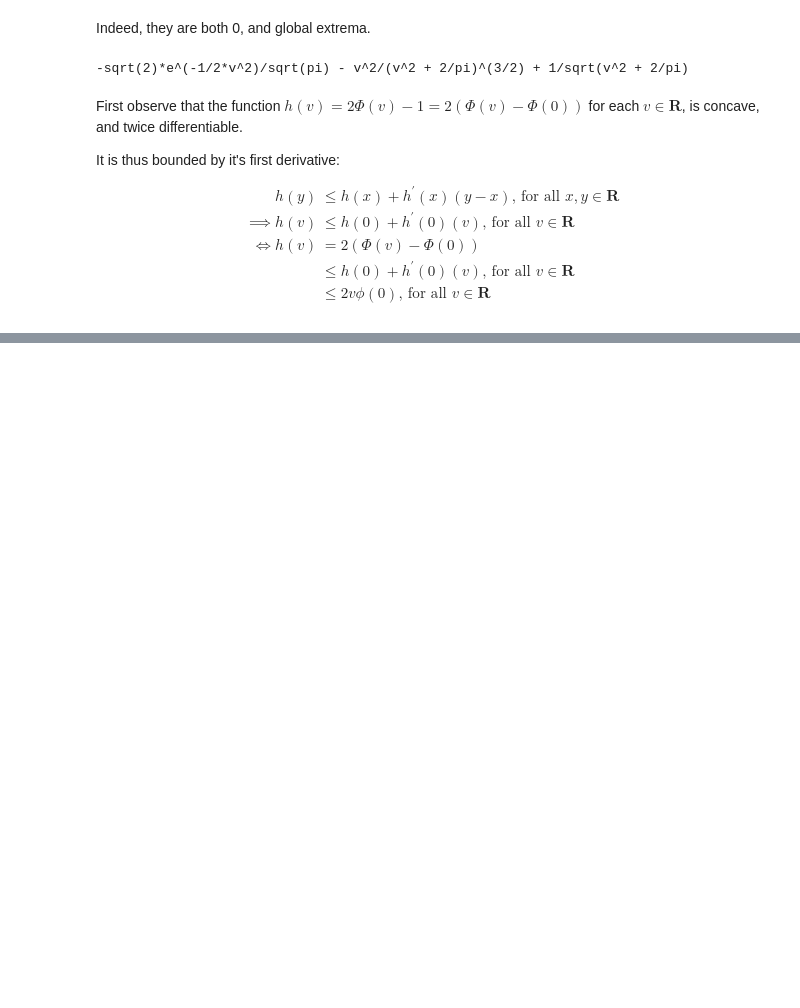
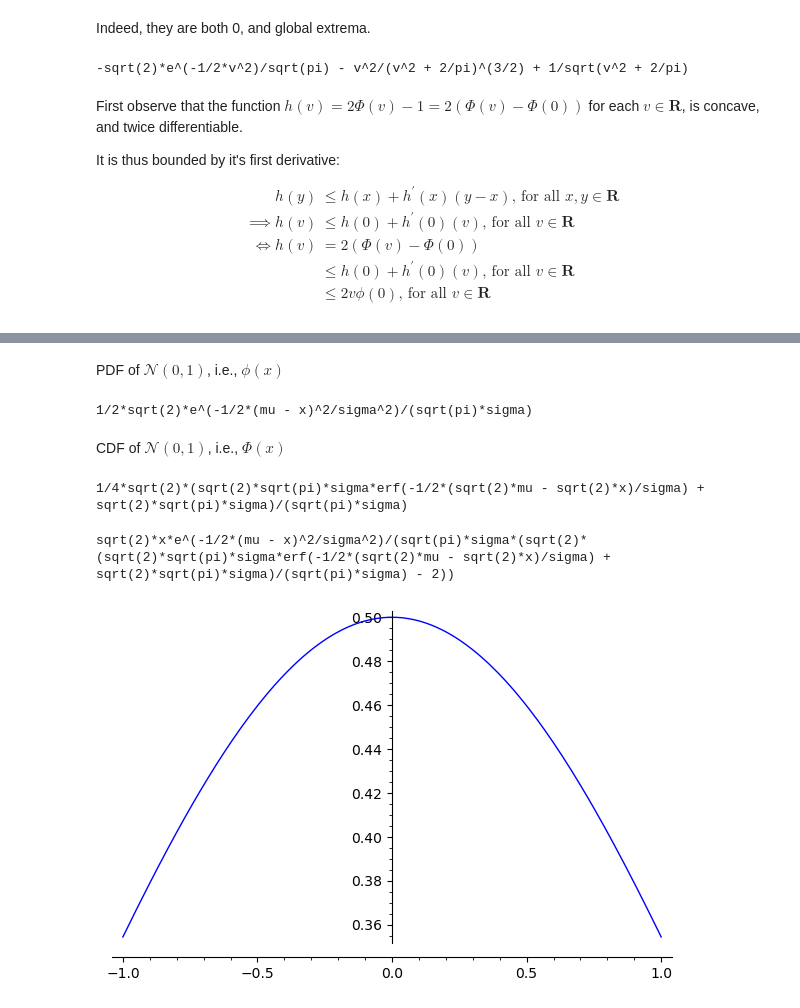
Before and after one commit to shamindras/ascifit, a Jupyter notebook: experiments/python/notebooks/sagemath-checks-01.ipynb, the cells around one changed output, grey strips where cells are left out. Cells and saved outputs as stored; diff of their text form; code cells hidden in the pictures; blank space fills up the shorter version.

```diff
--- a/experiments/python/notebooks/sagemath-checks-01.ipynb
+++ b/experiments/python/notebooks/sagemath-checks-01.ipynb
@@ -185,0 +304,27 @@ sqrt(2)*v/sqrt(pi)
+# %% [markdown]
+PDF of $\mathcal{N}(0, 1)$, i.e., $\phi(x)$
+# %%
+var('mu, sigma, x')
+assume(sigma>0)
+assume(mu, 'real')
+assume(x, 'real')
+phi(x) = 1/(sigma*sqrt(2*pi)) * exp(-(x-mu)^2/(2*sigma^2))
+show(phi(x))
+# %% [output]
+1/2*sqrt(2)*e^(-1/2*(mu - x)^2/sigma^2)/(sqrt(pi)*sigma)
+# %% [markdown]
+CDF of $\mathcal{N}(0, 1)$, i.e., $\Phi(x)$
+# %%
+Phi(x) = integrate(phi(t),t,-Infinity,x)
+show(Phi(x))
+# %% [output]
+1/4*sqrt(2)*(sqrt(2)*sqrt(pi)*sigma*erf(-1/2*(sqrt(2)*mu - sqrt(2)*x)/sigma) + sqrt(2)*sqrt(pi)*sigma)/(sqrt(pi)*sigma)
+# %%
+h(x) = (x * phi(x)) / (2 * Phi(x) - 1)
+show(h(x))
+# %% [output]
+sqrt(2)*x*e^(-1/2*(mu - x)^2/sigma^2)/(sqrt(pi)*sigma*(sqrt(2)*(sqrt(2)*sqrt(pi)*sigma*erf(-1/2*(sqrt(2)*mu - sqrt(2)*x)/sigma) + sqrt(2)*sqrt(pi)*sigma)/(sqrt(pi)*sigma) - 2))
+# %%
+plot(h.substitute(mu = 0, sigma = 1))
+# %% [output]
+[figure, added]
```
Also changed, not shown: parts of 54 cells of this notebook, 2 other files.
